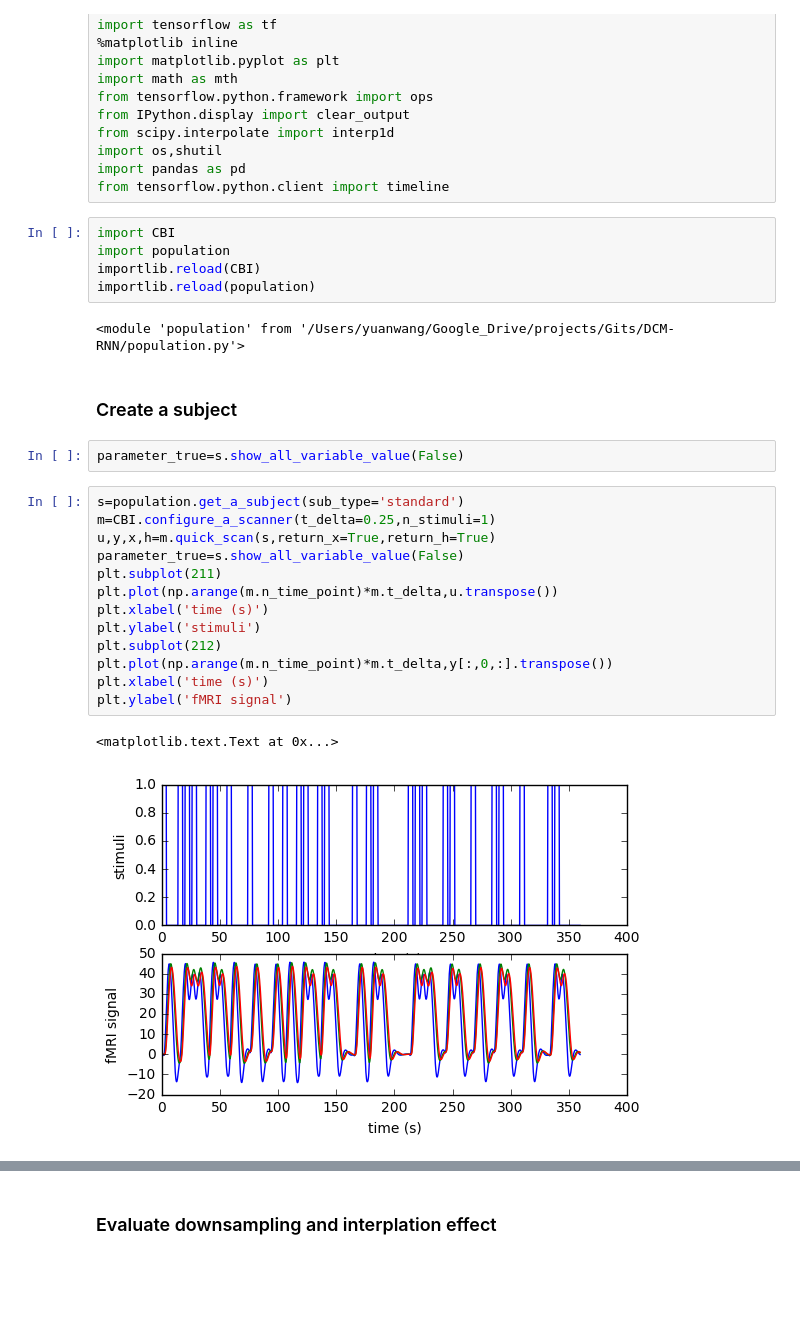
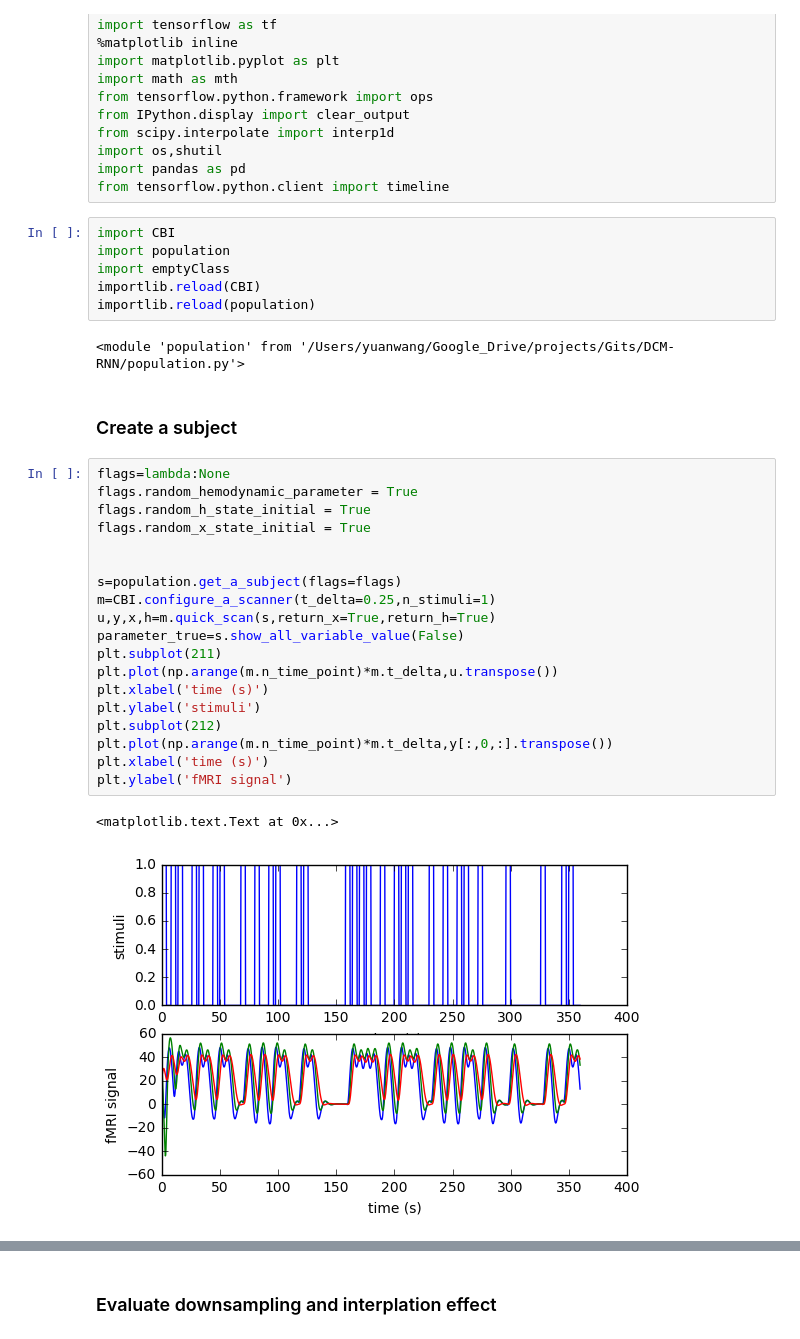
Before and after one commit to YuanWangOnward/DCM_RNN, a Jupyter notebook: build_DCM_RNN.ipynb, the cells around one changed output, grey strips where cells are left out. Cells and saved outputs as stored; diff of their text form; blank space fills up the shorter version.

```diff
--- a/build_DCM_RNN.ipynb
+++ b/build_DCM_RNN.ipynb
@@ -15,27 +15,32 @@ from tensorflow.python.client import timeline
 # %%
 import CBI
 import population
+import emptyClass
 importlib.reload(CBI)
 importlib.reload(population)
 # %% [output]
 <module 'population' from '/Users/yuanwang/Google_Drive/projects/Gits/DCM-RNN/population.py'>
 # %% [markdown]
 ###  Create a subject
-# %%
-parameter_true=s.show_all_variable_value(False)
 # %%
-s=population.get_a_subject(sub_type='standard')
+flags=lambda:None
+flags.random_hemodynamic_parameter = True
+flags.random_h_state_initial = True
+flags.random_x_state_initial = True
+
+
+s=population.get_a_subject(flags=flags)
 m=CBI.configure_a_scanner(t_delta=0.25,n_stimuli=1)
 u,y,x,h=m.quick_scan(s,return_x=True,return_h=True)
 parameter_true=s.show_all_variable_value(False)
 plt.subplot(211)
 plt.plot(np.arange(m.n_time_point)*m.t_delta,u.transpose())
 plt.xlabel('time (s)')
 plt.ylabel('stimuli')
 plt.subplot(212)
 plt.plot(np.arange(m.n_time_point)*m.t_delta,y[:,0,:].transpose())
 plt.xlabel('time (s)')
 plt.ylabel('fMRI signal')
 # %% [output]
 <matplotlib.text.Text at 0x...>
-[figure, old version]
+[figure, new version]
```
Also changed, not shown: parts of 22 cells of this notebook, 6 other files.
